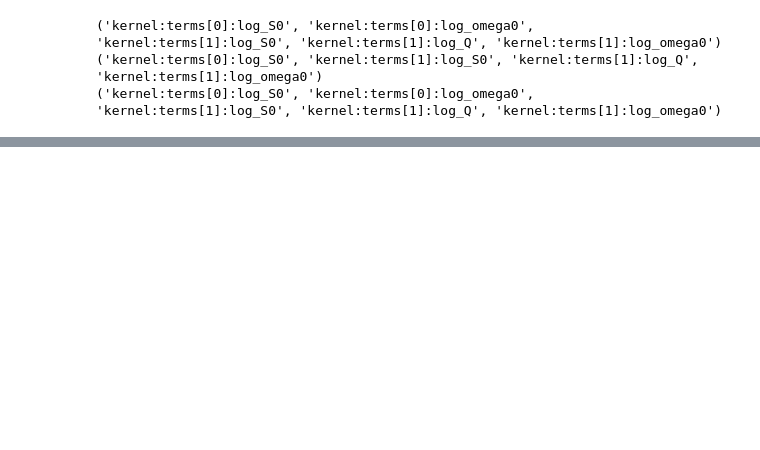
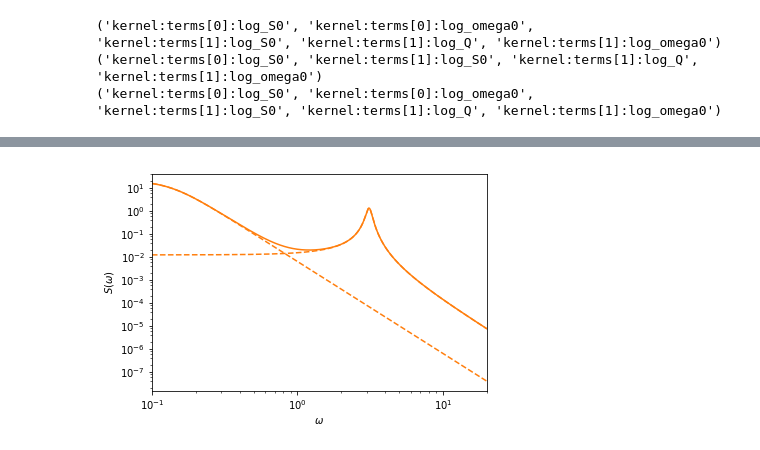
Before and after one commit to mrtommyb/mdwarf-rotation, a Jupyter notebook: code/dans-celerite-code.ipynb, the cells around one changed output, grey strips where cells are left out. Saved outputs shown, nothing was run; the diff lists cells and outputs as text; code cells hidden in the pictures; blank space fills up the shorter version.

```diff
--- a/code/dans-celerite-code.ipynb
+++ b/code/dans-celerite-code.ipynb
@@ -105,0 +121,15 @@ plt.ylim(-2.5, 2.5);
+# %%
+omega = np.exp(np.linspace(np.log(0.1), np.log(20), 5000))
+psd = gp.kernel.get_psd(omega)
+
+plt.plot(omega, psd, color=color)
+for k in gp.kernel.terms:
+    plt.plot(omega, k.get_psd(omega), "--", color=color)
+
+plt.yscale("log")
+plt.xscale("log")
+plt.xlim(omega[0], omega[-1])
+plt.xlabel("$\omega$")
+plt.ylabel("$S(\omega)$");
+# %% [output]
+[figure, added]
```
Also changed, not shown: parts of 6 cells of this notebook, 2 other files.
